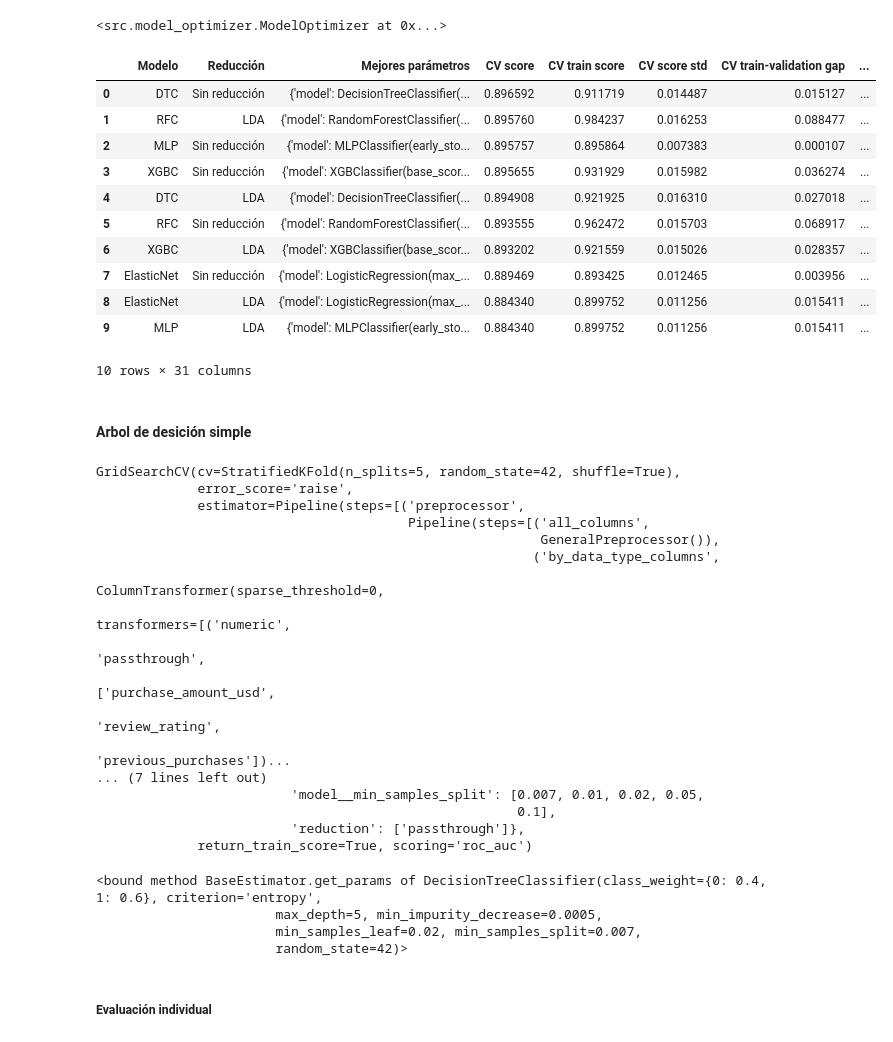
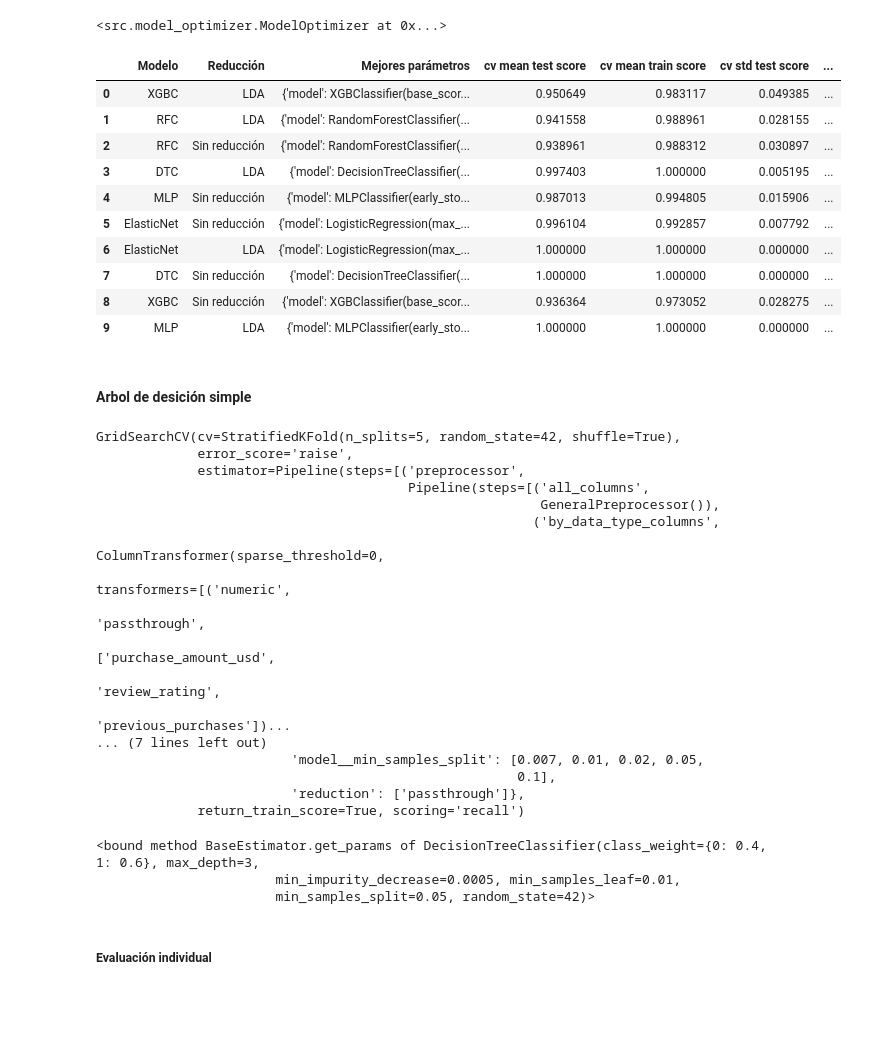
Before and after one commit to ianCristianAriel/2024-eeuu-comportamiento-consumidor, a Jupyter notebook: notebooks/5_machine_learning.ipynb, the cells around one changed output. Drawn from its saved outputs; the diff is of its cells as text; code cells hidden in the pictures; blank space fills up the shorter version.

Commit message:
refactorize ml notebook.
select and compare two interpretable machine learning models. And perfom five hypotesis test after basic interpretable two selected models.

```diff
--- a/notebooks/5_machine_learning.ipynb
+++ b/notebooks/5_machine_learning.ipynb
@@ -359,7 +363,7 @@ cv = StratifiedKFold(
 optimizer = ModelOptimizer(
     pipeline=pipeline,
     cv=cv,
-    scoring="roc_auc",
+    scoring="recall",
     n_jobs=-1,
     verbose=0
 )
@@ -375,56 +379,52 @@ optimizer.fit(
 evaluator = ExperimentEvaluator(
     task="classification",
     metrics=[
-        "accuracy",
-        "balanced_accuracy",
-        "precision",
-        "recall",
         "f1",
-        "roc_auc",
         "average_precision",
-        "log_loss"
+        "cost_loss",
     ],
-    average="weighted"
+    cost_fp=60,
+    cost_fn=40,
+    normalize_cost=True,
 )
 
 tracker = ExperimentTracker()
 
 for key, search in optimizer.search_objects.items():
 
     model_name, reduction_name = key
 
     result = evaluator.evaluate(
         grid_search=search,
         X_train=X_train,
         y_train=y_train,
         X_test=X_test,
         y_test=y_test,
         model_name=model_name,
         reduction_name=reduction_name
     )
 
     tracker.log_result(result)
 df_experiments = tracker.get_results()
 
 df_experiments = tracker.sort_by(
-    metric="CV score",
-    ascending=False
+    metric="Test cost_loss",
+    ascending=True
 )
 
 display(df_experiments)
 # %% [output]
-|  | Modelo | Reducción | Mejores parámetros | CV score | CV train score | CV score std | CV train-validation gap | ... |
-| 0 | DTC | Sin reducción | {'model': DecisionTreeClassifier(... | 0.896592 | 0.911719 | 0.014487 | 0.015127 | ... |
-| 1 | RFC | LDA | {'model': RandomForestClassifier(... | 0.895760 | 0.984237 | 0.016253 | 0.088477 | ... |
-| 2 | MLP | Sin reducción | {'model': MLPClassifier(early_sto... | 0.895757 | 0.895864 | 0.007383 | 0.000107 | ... |
-| 3 | XGBC | Sin reducción | {'model': XGBClassifier(base_scor... | 0.895655 | 0.931929 | 0.015982 | 0.036274 | ... |
-| 4 | DTC | LDA | {'model': DecisionTreeClassifier(... | 0.894908 | 0.921925 | 0.016310 | 0.027018 | ... |
-| 5 | RFC | Sin reducción | {'model': RandomForestClassifier(... | 0.893555 | 0.962472 | 0.015703 | 0.068917 | ... |
-| 6 | XGBC | LDA | {'model': XGBClassifier(base_scor... | 0.893202 | 0.921559 | 0.015026 | 0.028357 | ... |
-| 7 | ElasticNet | Sin reducción | {'model': LogisticRegression(max_... | 0.889469 | 0.893425 | 0.012465 | 0.003956 | ... |
-| 8 | ElasticNet | LDA | {'model': LogisticRegression(max_... | 0.884340 | 0.899752 | 0.011256 | 0.015411 | ... |
-| 9 | MLP | LDA | {'model': MLPClassifier(early_sto... | 0.884340 | 0.899752 | 0.011256 | 0.015411 | ... |
+|  | Modelo | Reducción | Mejores parámetros | cv mean test score | cv mean train score | cv std test score | ... |
+| 0 | XGBC | LDA | {'model': XGBClassifier(base_scor... | 0.950649 | 0.983117 | 0.049385 | ... |
+| 1 | RFC | LDA | {'model': RandomForestClassifier(... | 0.941558 | 0.988961 | 0.028155 | ... |
+| 2 | RFC | Sin reducción | {'model': RandomForestClassifier(... | 0.938961 | 0.988312 | 0.030897 | ... |
+| 3 | DTC | LDA | {'model': DecisionTreeClassifier(... | 0.997403 | 1.000000 | 0.005195 | ... |
+| 4 | MLP | Sin reducción | {'model': MLPClassifier(early_sto... | 0.987013 | 0.994805 | 0.015906 | ... |
+| 5 | ElasticNet | Sin reducción | {'model': LogisticRegression(max_... | 0.996104 | 0.992857 | 0.007792 | ... |
+| 6 | ElasticNet | LDA | {'model': LogisticRegression(max_... | 1.000000 | 1.000000 | 0.000000 | ... |
+| 7 | DTC | Sin reducción | {'model': DecisionTreeClassifier(... | 1.000000 | 1.000000 | 0.000000 | ... |
+| 8 | XGBC | Sin reducción | {'model': XGBClassifier(base_scor... | 0.936364 | 0.973052 | 0.028275 | ... |
+| 9 | MLP | LDA | {'model': MLPClassifier(early_sto... | 1.000000 | 1.000000 | 0.000000 | ... |
-10 rows × 31 columns
 # %% [markdown]
 #### Arbol de desición simple
 # %%
@@ -446,7 +446,7 @@ GridSearchCV(cv=StratifiedKFold(n_splits=5, random_state=42, shuffle=True),
                          'model__min_samples_split': [0.007, 0.01, 0.02, 0.05,
                                                       0.1],
                          'reduction': ['passthrough']},
-             return_train_score=True, scoring='roc_auc')
+             return_train_score=True, scoring='recall')
 # %%
 pipeline_decision_tree_sin_reduccion = optimizer.search_objects['DTC', 'Sin reducción'].best_estimator_
 # %%
@@ -454,10 +454,9 @@ decision_tree_sin_reduccion = pipeline_decision_tree_sin_reduccion.named_steps['
 # %%
 decision_tree_sin_reduccion.get_params
 # %% [output]
-<bound method BaseEstimator.get_params of DecisionTreeClassifier(class_weight={0: 0.4, 1: 0.6}, criterion='entropy',
-                       max_depth=5, min_impurity_decrease=0.0005,
-                       min_samples_leaf=0.02, min_samples_split=0.007,
-                       random_state=42)>
+<bound method BaseEstimator.get_params of DecisionTreeClassifier(class_weight={0: 0.4, 1: 0.6}, max_depth=3,
+                       min_impurity_decrease=0.0005, min_samples_leaf=0.01,
+                       min_samples_split=0.05, random_state=42)>
 # %% [markdown]
 ##### Evaluación individual
 # %%
```
Also changed, not shown: parts of 3 cells of this notebook, 1 other file.
